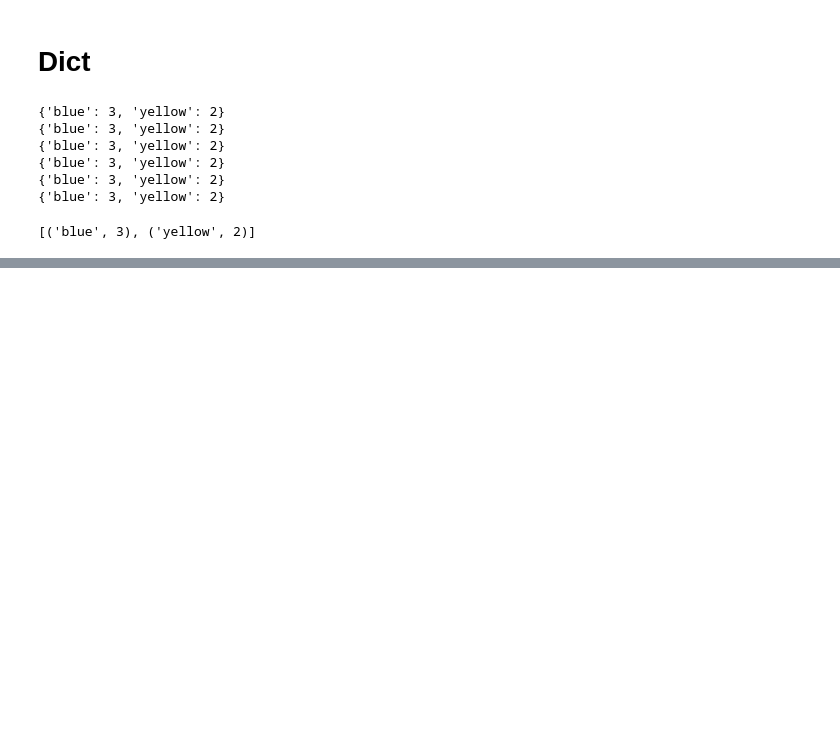
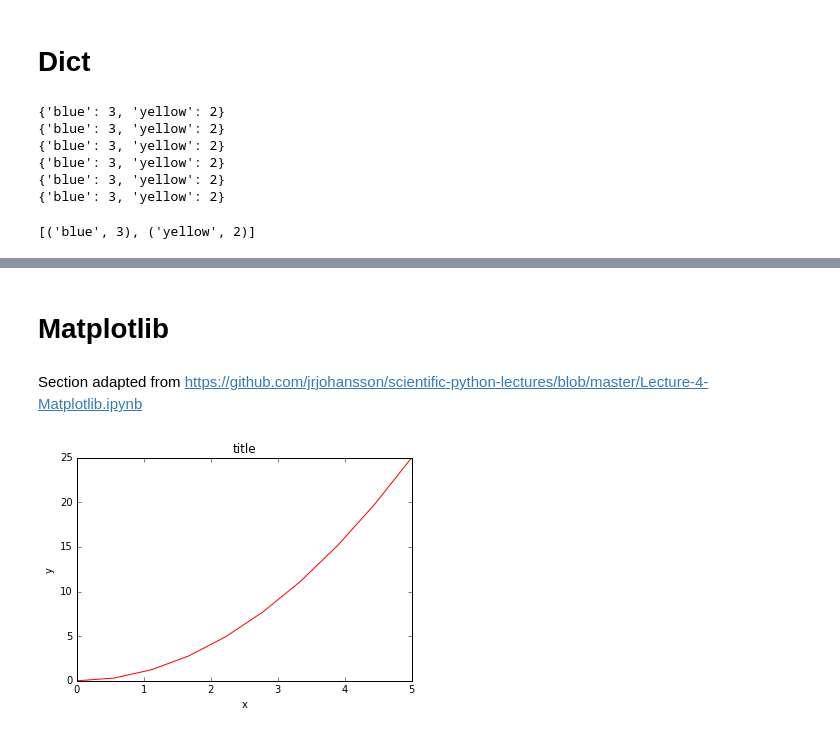
Before and after one commit to kudkudak/python-for-data-processing, a Jupyter notebook: L2.ipynb, the cells around one changed output, grey strips where cells are left out. Cells and saved outputs as stored; diff of their text form; code cells hidden in the pictures; blank space fills up the shorter version.

```diff
--- a/L2.ipynb
+++ b/L2.ipynb
@@ -108,0 +204,15 @@ True
+# %% [markdown]
+# Matplotlib
+# %% [markdown]
+Section adapted from https://github.com/jrjohansson/scientific-python-lectures/blob/master/Lecture-4-Matplotlib.ipynb
+# %%
+x = np.linspace(0, 5, 10)
+y = x ** 2
+
+plt.plot(x, y, 'r')
+plt.xlabel('x')
+plt.ylabel('y')
+plt.title('title')
+plt.show()
+# %% [output]
+[figure, added]
```
Also changed, not shown: parts of 36 cells of this notebook.
